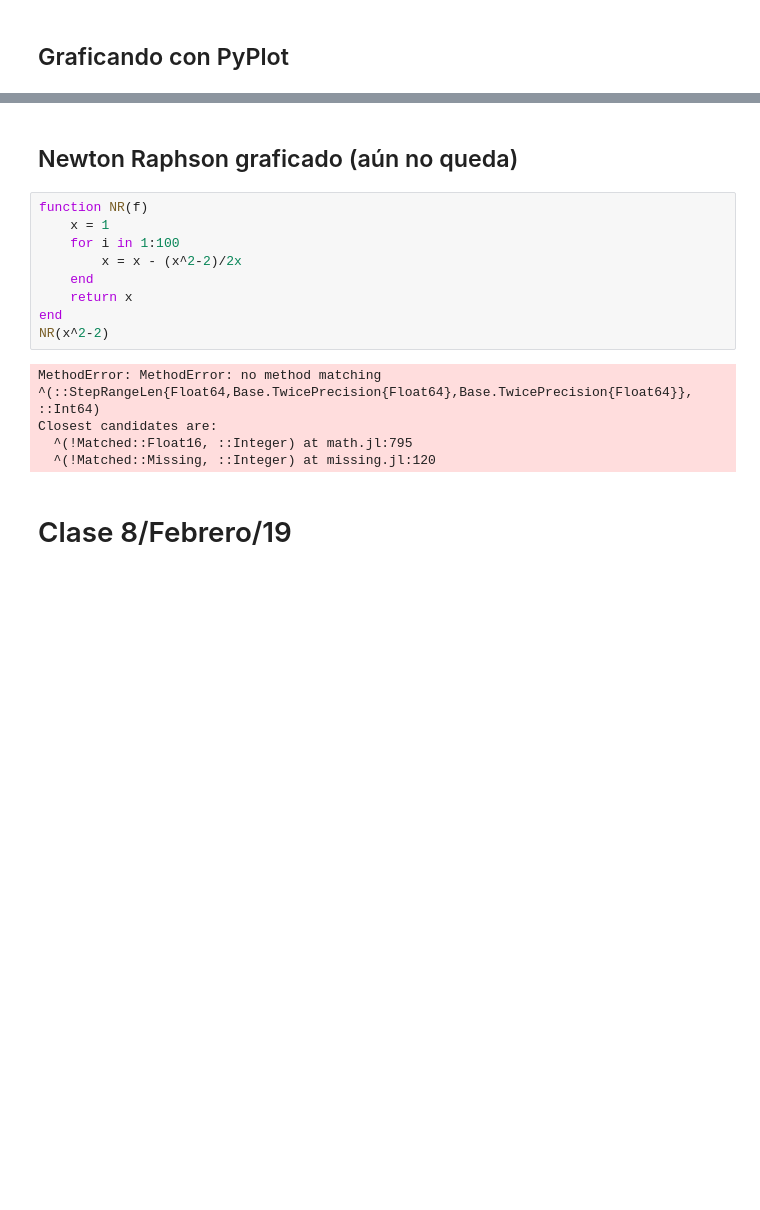
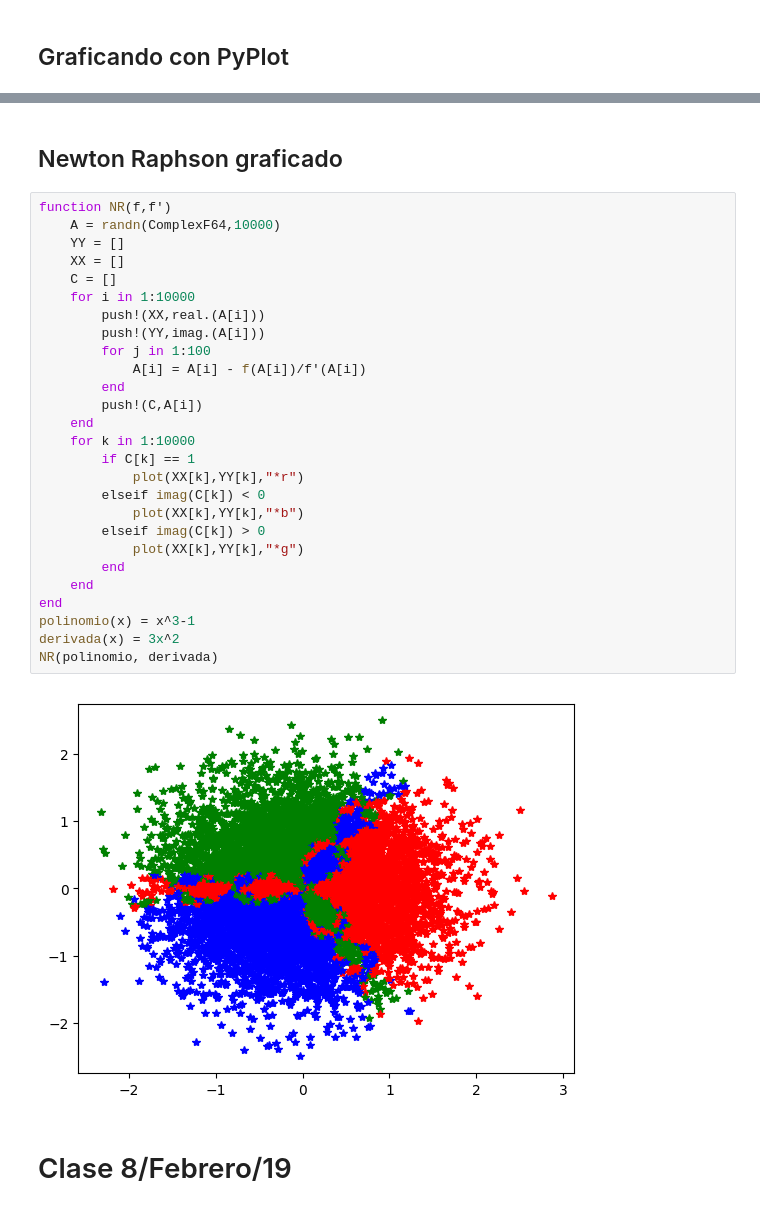
Before and after one commit to OscarAlvaradoM/Julia_TSFCI_GitHub, a Jupyter notebook: Notebook de notas Julia.ipynb, the cells around one changed output, grey strips where cells are left out. Cells and saved outputs as stored; diff of their text form; blank space fills up the shorter version.

Commit message:
Se terminó el método Newton-Raphson

```diff
--- a/Notebook de notas Julia.ipynb
+++ b/Notebook de notas Julia.ipynb
@@ -339,19 +343,34 @@ ErrorException: No user recipe defined for String
 # %% [markdown]
-## Newton Raphson graficado (aún no queda)
+## Newton Raphson graficado
-# %%
-function NR(f)
-    x = 1
-    for i in 1:100
-        x = x - (x^2-2)/2x
-    end
-    return x
-end
-NR(x^2-2)
-# %% [output]
-MethodError: MethodError: no method matching ^(::StepRangeLen{Float64,Base.TwicePrecision{Float64},Base.TwicePrecision{Float64}}, ::Int64)
-Closest candidates are:
-  ^(!Matched::Float16, ::Integer) at math.jl:795
-  ^(!Matched::Missing, ::Integer) at missing.jl:120
+# %%
+function NR(f,f′)
+    A = randn(ComplexF64,10000)
+    YY = []
+    XX = []
+    C = []
+    for i in 1:10000
+        push!(XX,real.(A[i]))
+        push!(YY,imag.(A[i]))
+        for j in 1:100
+            A[i] = A[i] - f(A[i])/f′(A[i])
+        end
+        push!(C,A[i])
+    end
+    for k in 1:10000
+        if C[k] == 1
+            plot(XX[k],YY[k],"*r")
+        elseif imag(C[k]) < 0
+            plot(XX[k],YY[k],"*b")
+        elseif imag(C[k]) > 0
+            plot(XX[k],YY[k],"*g")
+        end
+    end
+end
+polinomio(x) = x^3-1
+derivada(x) = 3x^2
+NR(polinomio, derivada)
+# %% [output]
+[figure, added]
 # %% [markdown]
 # Clase 8/Febrero/19
 # %% [markdown]
```
Also changed, not shown: parts of 6 cells of this notebook.
